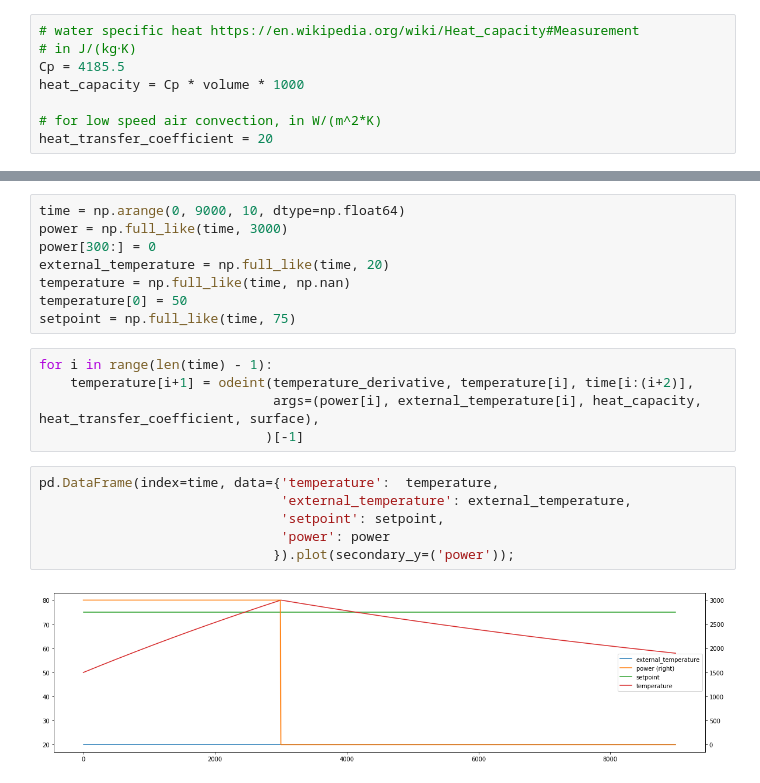
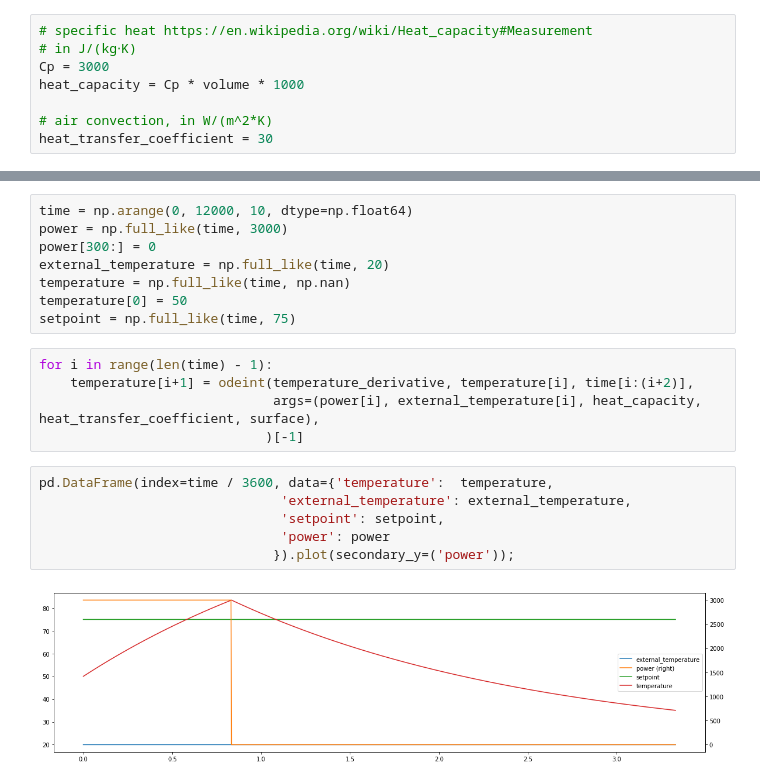
Before and after one commit to mabrek/controllers-2018, a Jupyter notebook: controllers.ipynb, the cells around one changed output, grey strips where cells are left out. Drawn from its saved outputs; the diff is of its cells as text.

Commit message:
tune coefficients to see nonlinearity

```diff
--- a/controllers.ipynb
+++ b/controllers.ipynb
@@ -25,13 +25,13 @@ surface
 # %% [output]
 0.8482300164692441
 # %%
-# water specific heat https://en.wikipedia.org/wiki/Heat_capacity#Measurement
+# specific heat https://en.wikipedia.org/wiki/Heat_capacity#Measurement
 # in J/(kg⋅K)
-Cp = 4185.5
+Cp = 3000
 heat_capacity = Cp * volume * 1000
 
-# for low speed air convection, in W/(m^2*K)
-heat_transfer_coefficient = 20
+# air convection, in W/(m^2*K)
+heat_transfer_coefficient = 30
 # %%
 # ambient heat loss in Watts
 heat_transfer_coefficient * surface * (75 - 25)
@@ -48,7 +48,7 @@ def temperature_derivative(temperature, time, power, external_temperature,
                   heat_capacity, heat_transfer_coefficient, surface):
     return (power - heat_transfer_coefficient * surface * (temperature - external_temperature)) / heat_capacity
 # %%
-time = np.arange(0, 9000, 10, dtype=np.float64)
+time = np.arange(0, 12000, 10, dtype=np.float64)
 power = np.full_like(time, 3000)
 power[300:] = 0
 external_temperature = np.full_like(time, 20)
@@ -61,10 +61,10 @@ for i in range(len(time) - 1):
                               args=(power[i], external_temperature[i], heat_capacity, heat_transfer_coefficient, surface),
                              )[-1]
 # %%
-pd.DataFrame(index=time, data={'temperature':  temperature,
+pd.DataFrame(index=time / 3600, data={'temperature':  temperature,
                                'external_temperature': external_temperature,
                                'setpoint': setpoint,
                                'power': power
                               }).plot(secondary_y=('power'));
 # %% [output]
-[figure, old version]
+[figure, new version]
```
Also changed, not shown: parts of 2 cells of this notebook.
